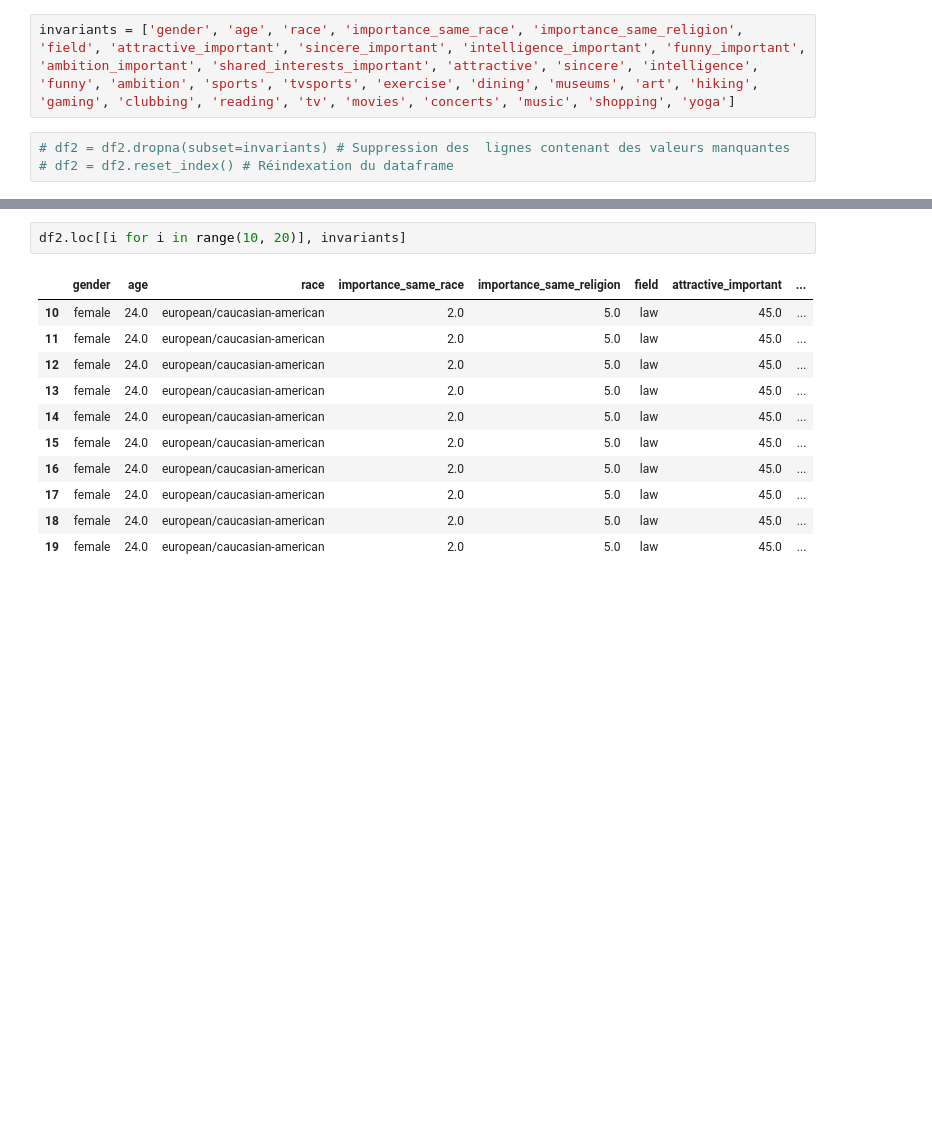
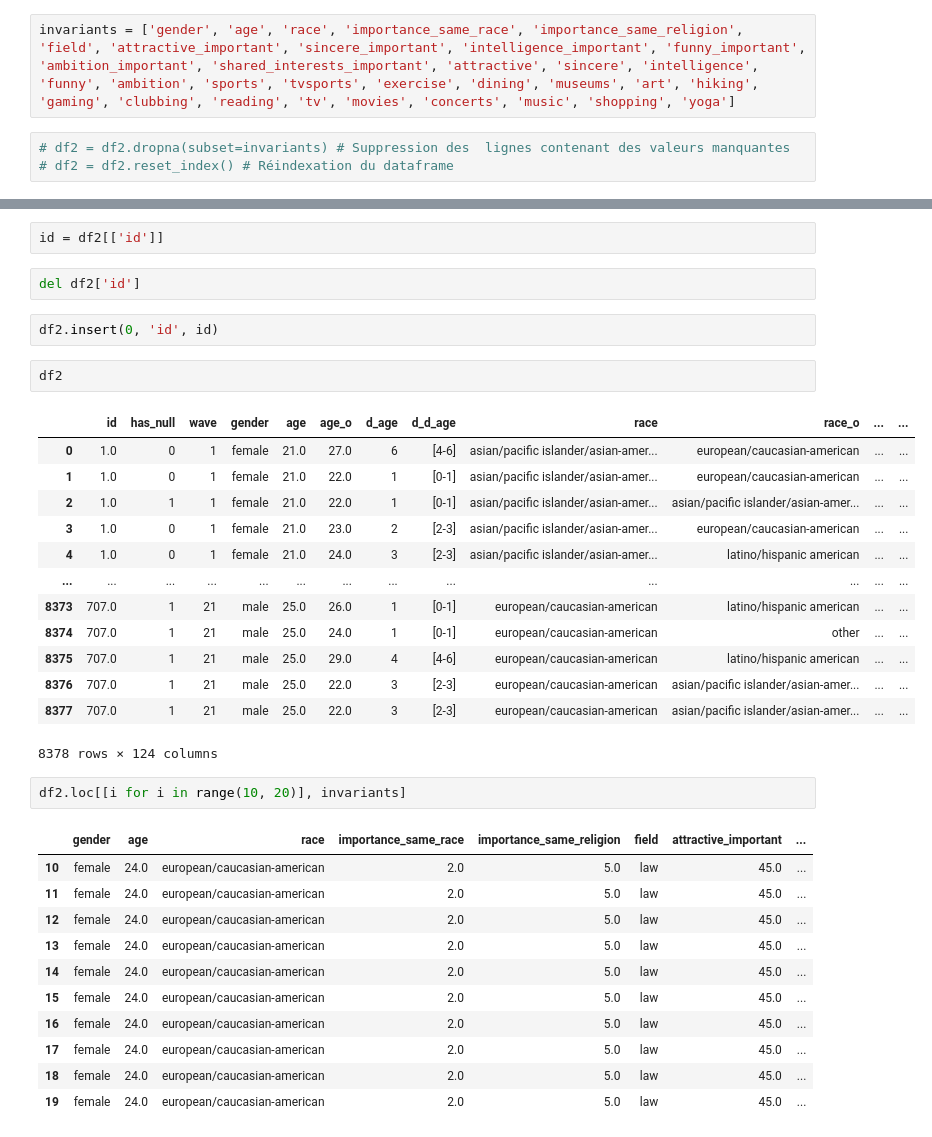
Before and after one commit to arthursabre/Projet-DS-Python-analyse-plateforme-speed-dating-, a Jupyter notebook: data_prep.ipynb, the cells around one changed output, grey strips where cells are left out. Saved outputs shown, nothing was run; the diff lists cells and outputs as text; blank space fills up the shorter version.

```diff
--- a/data_prep.ipynb
+++ b/data_prep.ipynb
@@ -86,3 +89,25 @@ invariants = ['gender', 'age', 'race', 'importance_same_race', 'importance_same_
+# %%
+id = df2[['id']]
+# %%
+del df2['id']
+# %%
+df2.insert(0, 'id', id)
+# %%
+df2
+# %% [output]
+|  | id | has_null | wave | gender | age | age_o | d_age | d_d_age | race | race_o | ... | ... |
+| 0 | 1.0 | 0 | 1 | female | 21.0 | 27.0 | 6 | [4-6] | asian/pacific islander/asian-amer... | european/caucasian-american | ... | ... |
+| 1 | 1.0 | 0 | 1 | female | 21.0 | 22.0 | 1 | [0-1] | asian/pacific islander/asian-amer... | european/caucasian-american | ... | ... |
+| 2 | 1.0 | 1 | 1 | female | 21.0 | 22.0 | 1 | [0-1] | asian/pacific islander/asian-amer... | asian/pacific islander/asian-amer... | ... | ... |
+| 3 | 1.0 | 0 | 1 | female | 21.0 | 23.0 | 2 | [2-3] | asian/pacific islander/asian-amer... | european/caucasian-american | ... | ... |
+| 4 | 1.0 | 0 | 1 | female | 21.0 | 24.0 | 3 | [2-3] | asian/pacific islander/asian-amer... | latino/hispanic american | ... | ... |
+| ... | ... | ... | ... | ... | ... | ... | ... | ... | ... | ... | ... | ... |
+| 8373 | 707.0 | 1 | 21 | male | 25.0 | 26.0 | 1 | [0-1] | european/caucasian-american | latino/hispanic american | ... | ... |
+| 8374 | 707.0 | 1 | 21 | male | 25.0 | 24.0 | 1 | [0-1] | european/caucasian-american | other | ... | ... |
+| 8375 | 707.0 | 1 | 21 | male | 25.0 | 29.0 | 4 | [4-6] | european/caucasian-american | latino/hispanic american | ... | ... |
+| 8376 | 707.0 | 1 | 21 | male | 25.0 | 22.0 | 3 | [2-3] | european/caucasian-american | asian/pacific islander/asian-amer... | ... | ... |
+| 8377 | 707.0 | 1 | 21 | male | 25.0 | 22.0 | 3 | [2-3] | european/caucasian-american | asian/pacific islander/asian-amer... | ... | ... |
+8378 rows × 124 columns
 # %%
 df2.loc[[i for i in range(10, 20)], invariants]
 # %% [output]
```
Also changed, not shown: parts of 3 cells of this notebook, 1 other file.
